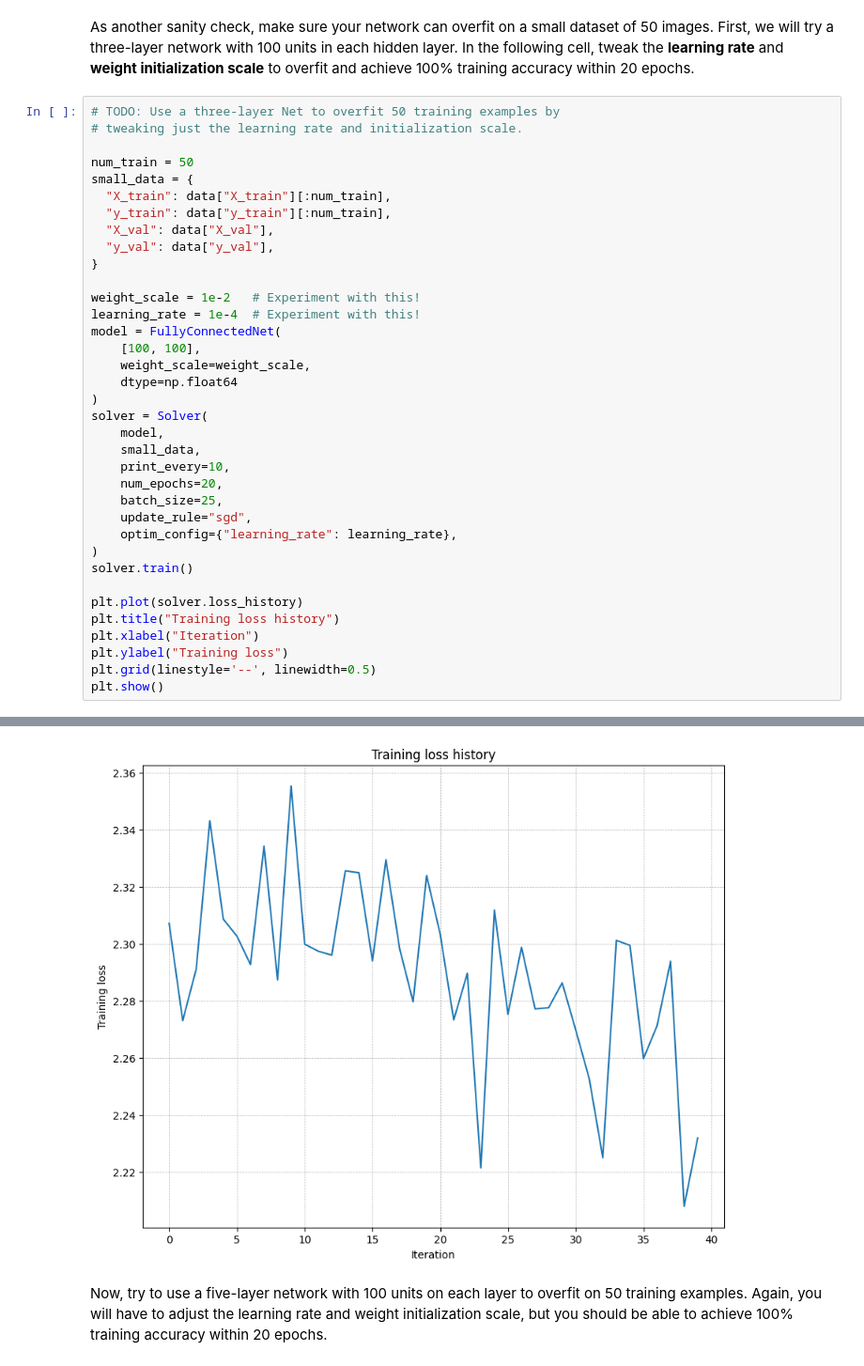
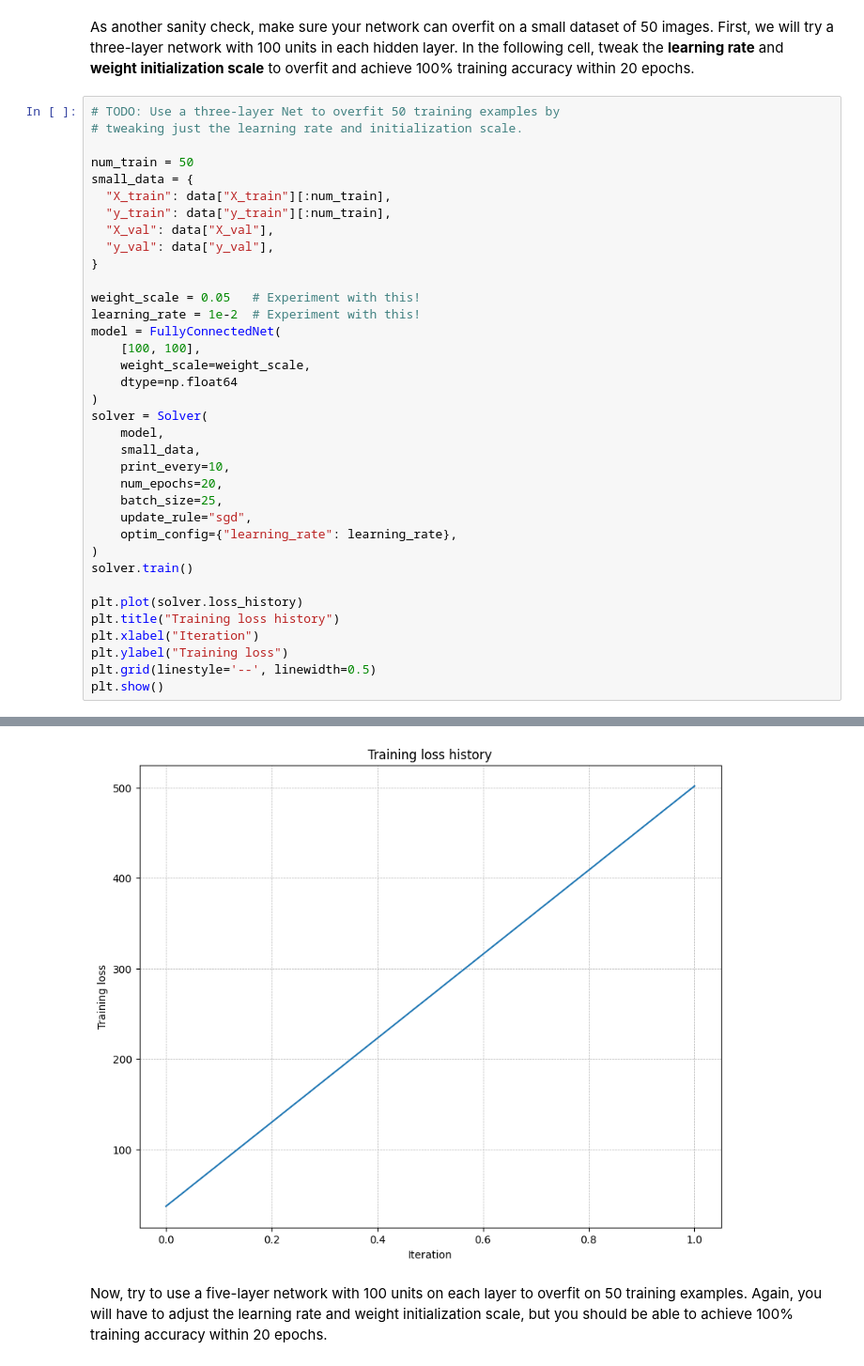
Before and after one commit to Huanhuan-Jiang/stanford-cs231n, a Jupyter notebook: assignments/assignment2/FullyConnectedNets.ipynb, the cells around one changed output, grey strips where cells are left out. Shown at 94% size. Saved outputs shown, nothing was run; the diff lists cells and outputs as text.

```diff
--- a/assignments/assignment2/FullyConnectedNets.ipynb
+++ b/assignments/assignment2/FullyConnectedNets.ipynb
@@ -116,8 +112,8 @@ small_data = {
   "y_val": data["y_val"],
 }
 
-weight_scale = 1e-2   # Experiment with this!
-learning_rate = 1e-4  # Experiment with this!
+weight_scale = 0.05   # Experiment with this!
+learning_rate = 1e-2  # Experiment with this!
 model = FullyConnectedNet(
     [100, 100],
     weight_scale=weight_scale,
@@ -161,4 +165,4 @@ plt.show()
-[figure, old version]
+[figure, new version]
 # %% [markdown]
 Now, try to use a five-layer network with 100 units on each layer to overfit on 50 training examples. Again, you will have to adjust the learning rate and weight initialization scale, but you should be able to achieve 100% training accuracy within 20 epochs.
 # %%
```
Also changed, not shown: parts of 7 cells of this notebook.
